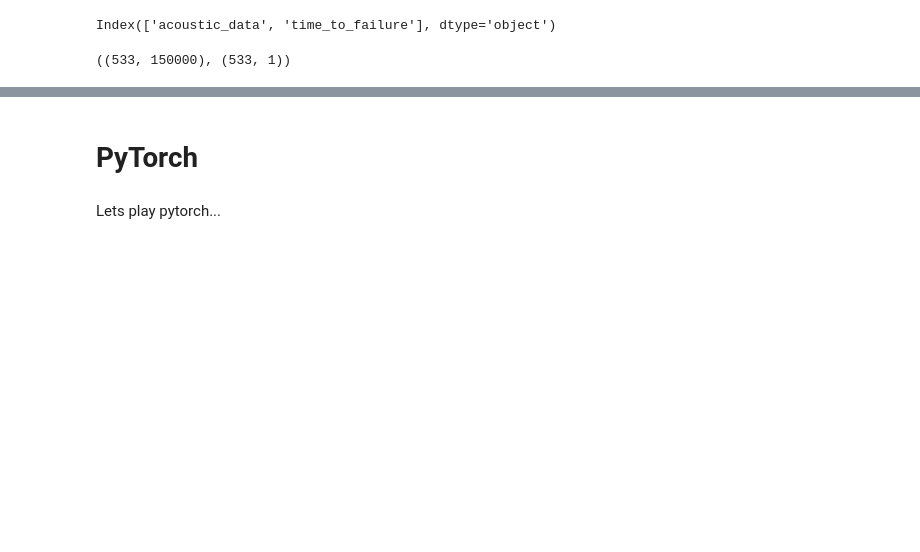
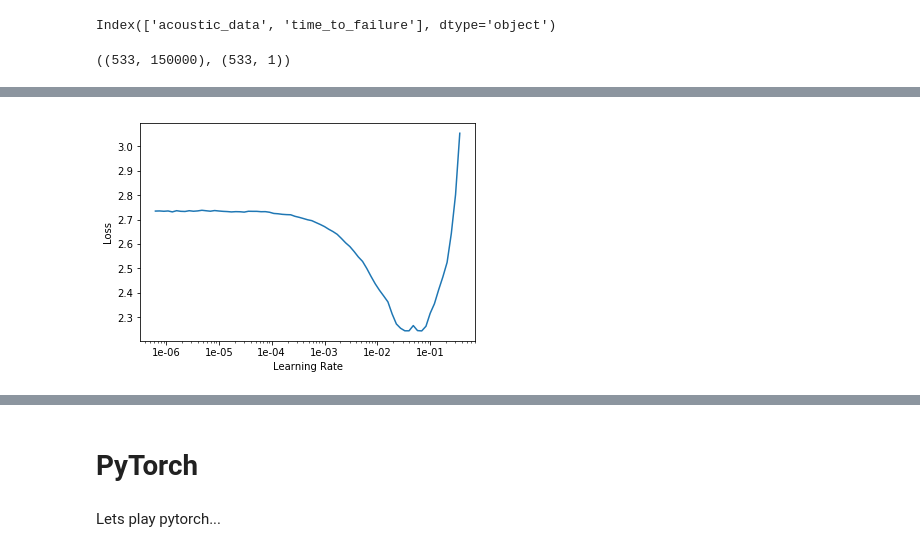
Before and after one commit to jeh0753/timetofailure, a Jupyter notebook: jake/EDA.ipynb, the cells around one changed output, grey strips where cells are left out. Saved outputs shown, nothing was run; the diff lists cells and outputs as text; code cells hidden in the pictures; blank space fills up the shorter version.

Commit message:
working on learner

```diff
--- a/jake/EDA.ipynb
+++ b/jake/EDA.ipynb
@@ -39,6 +40,8 @@ doc(TabularDataBunch.from_df)
+# %%
+full_df[100] = full_df[100].astype(np.long)
 # %%
 len_test = int(len(full_df)*.2)
-dep_var = [150000]
+dep_var = [100]
 cont_names = list(full_df)[:-1]
 procs = [FillMissing, Categorify, Normalize]
 test = TabularList.from_df(full_df.iloc[:len_test].copy(), path='../data/',cont_names=cont_names)
@@ -63,4 +78,2 @@ data.show_batch(rows=10)
 # %%
-learn = tabular_learner(data, layers=[200,100], metrics=accuracy)
+learn = tabular_learner(data, layers=[400,700], metrics=accuracy)
-# %%
-learn.fit(1, 1e-2)
@@ -66,0 +85,4 @@ learn.fit(1, 1e-2)
+# %%
+learn.recorder.plot()
+# %% [output]
+[figure, added]
```
Also changed, not shown: parts of 14 cells of this notebook.
